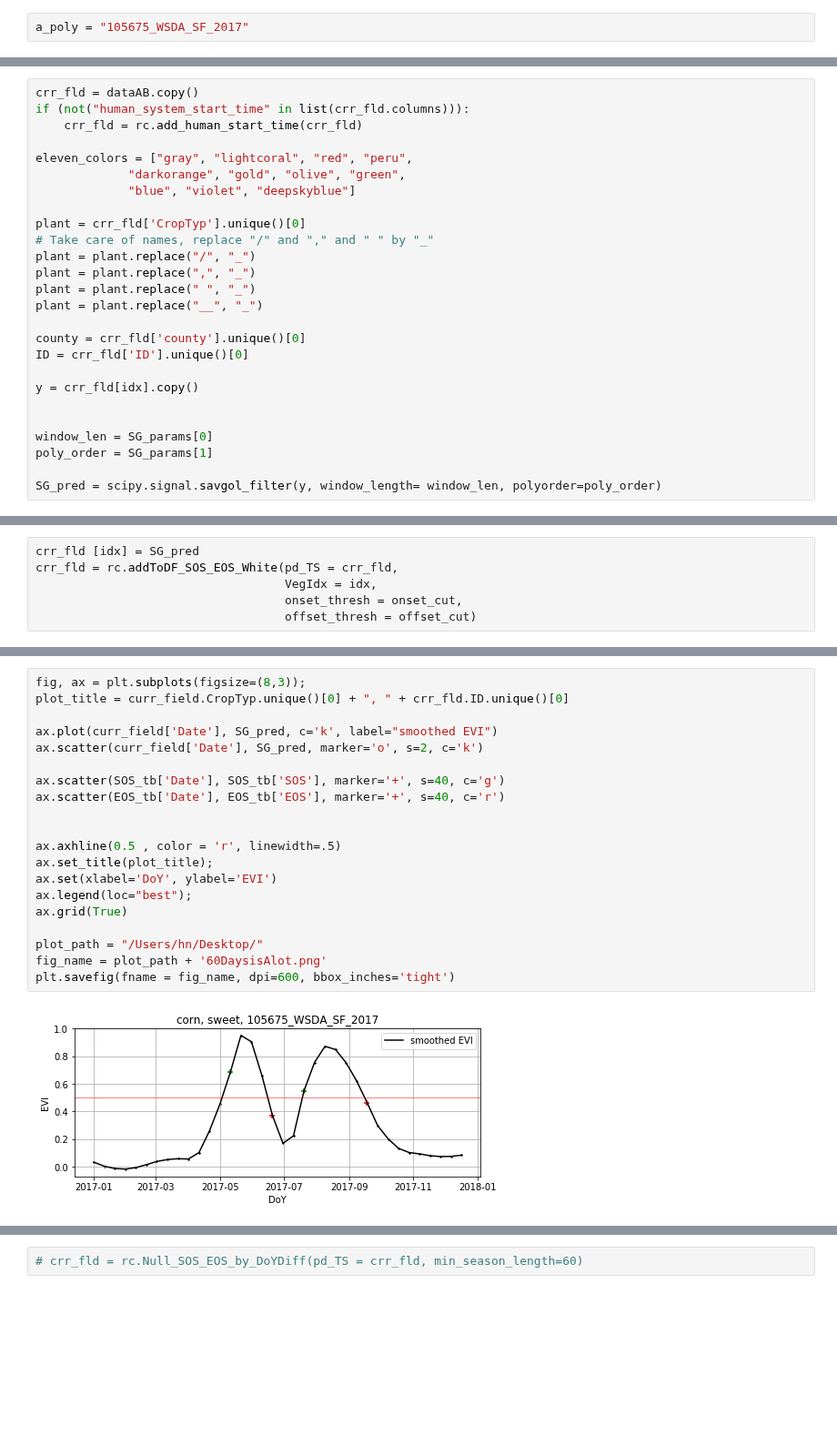
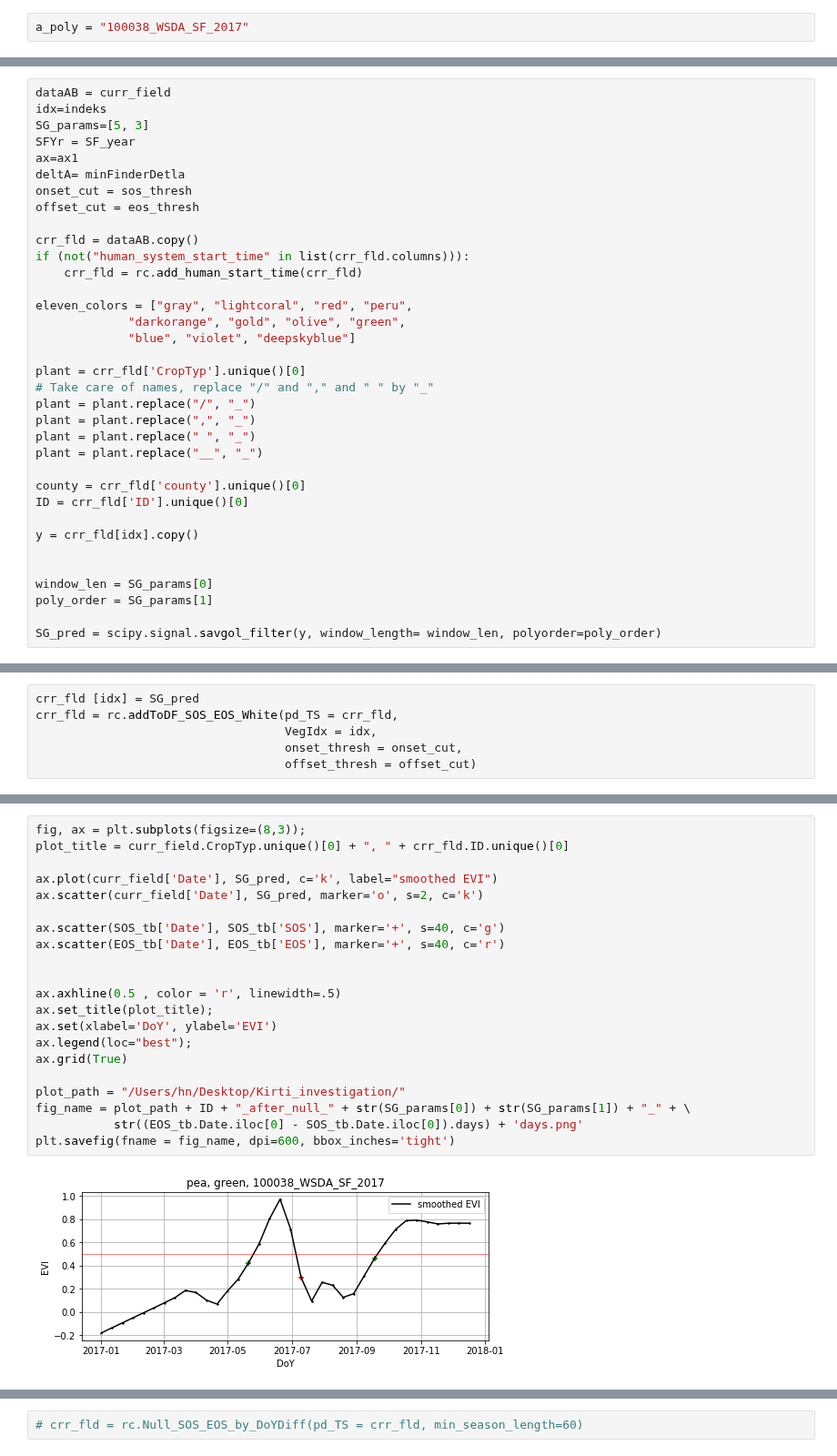
Before and after one commit to sunil21075/Ag, a Jupyter notebook: remote_sensing/python/Local_Jupyter_NoteBooks/scratches_to_experiment/test_SOS_plot_Aeolus.ipynb, the cells around one changed output, grey strips where cells are left out. Shown at 91% size. Drawn from its saved outputs; the diff is of its cells as text; blank space fills up the shorter version.

```diff
--- a/remote_sensing/python/Local_Jupyter_NoteBooks/scratches_to_experiment/test_SOS_plot_Aeolus.ipynb
+++ b/remote_sensing/python/Local_Jupyter_NoteBooks/scratches_to_experiment/test_SOS_plot_Aeolus.ipynb
@@ -95,7 +97,7 @@ del(a_df)
 polygon_list = np.sort(an_EE_TS['ID'].unique())
 a_poly = polygon_list[81]
 # %%
-a_poly = "105675_WSDA_SF_2017"
+a_poly = "100038_WSDA_SF_2017"
 # %%
 curr_field = an_EE_TS[an_EE_TS['ID']==a_poly].copy()
 curr_field = curr_field[curr_field.image_year == SF_year]
@@ -177,4 +158,13 @@ offset_cut = eos_thresh
 # %%
+dataAB = curr_field
+idx=indeks
+SG_params=[5, 3]
+SFYr = SF_year
+ax=ax1
+deltA= minFinderDetla
+onset_cut = sos_thresh
+offset_cut = eos_thresh
+
 crr_fld = dataAB.copy()
 if (not("human_system_start_time" in list(crr_fld.columns))):
     crr_fld = rc.add_human_start_time(crr_fld)
@@ -243,22 +218,23 @@ crr_fld.head(2)
 # %%
 fig, ax = plt.subplots(figsize=(8,3));
 plot_title = curr_field.CropTyp.unique()[0] + ", " + crr_fld.ID.unique()[0]
 
 ax.plot(curr_field['Date'], SG_pred, c='k', label="smoothed EVI")
 ax.scatter(curr_field['Date'], SG_pred, marker='o', s=2, c='k')
 
 ax.scatter(SOS_tb['Date'], SOS_tb['SOS'], marker='+', s=40, c='g')
 ax.scatter(EOS_tb['Date'], EOS_tb['EOS'], marker='+', s=40, c='r')
 
 
 ax.axhline(0.5 , color = 'r', linewidth=.5)
 ax.set_title(plot_title);
 ax.set(xlabel='DoY', ylabel='EVI')
 ax.legend(loc="best");
 ax.grid(True)
 
-plot_path = "/Users/hn/Desktop/"
-fig_name = plot_path + '60DaysisAlot.png'
+plot_path = "/Users/hn/Desktop/Kirti_investigation/"
+fig_name = plot_path + ID + "_after_null_" + str(SG_params[0]) + str(SG_params[1]) + "_" + \
+           str((EOS_tb.Date.iloc[0] - SOS_tb.Date.iloc[0]).days) + 'days.png'
 plt.savefig(fname = fig_name, dpi=600, bbox_inches='tight')
 # %% [output]
-[figure, old version]
+[figure, new version]
```
Also changed, not shown: parts of 15 cells of this notebook, 13 other files.
